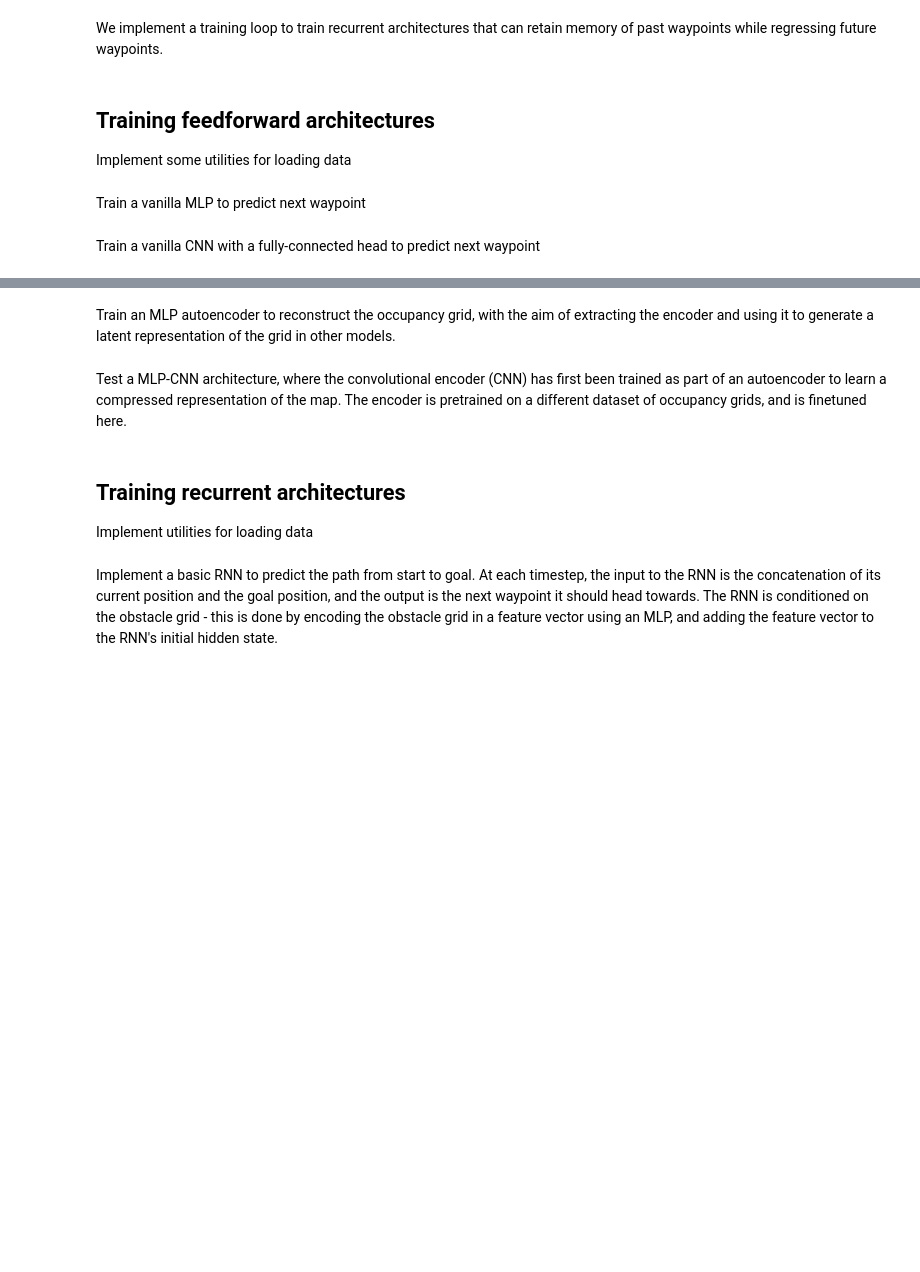
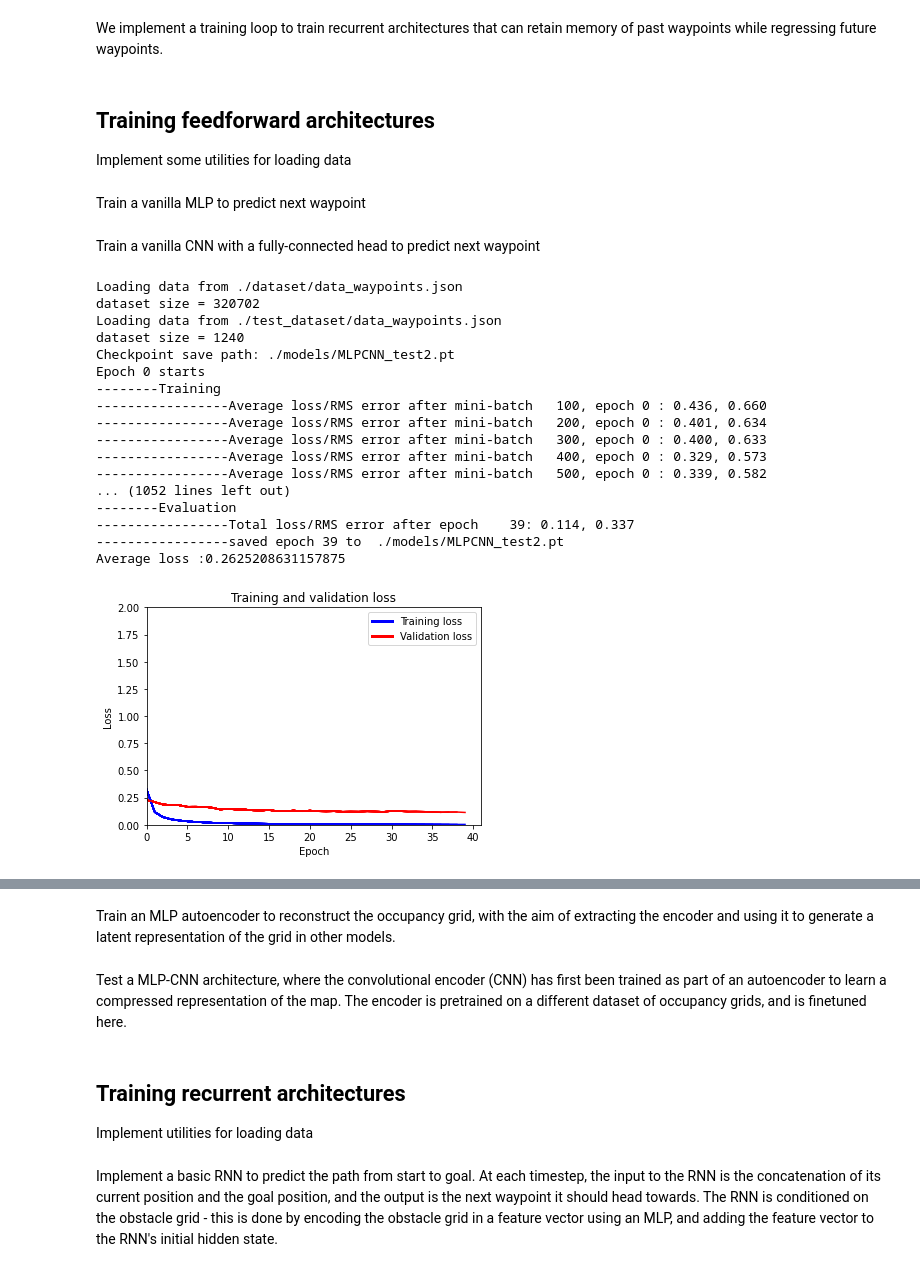
Before and after one commit to lyf44/CS5242-neural-motion-planning, a Jupyter notebook: our-notebook.ipynb, the cells around one changed output, grey strips where cells are left out. Cells and saved outputs as stored; diff of their text form; code cells hidden in the pictures; blank space fills up the shorter version.

```diff
--- a/our-notebook.ipynb
+++ b/our-notebook.ipynb
@@ -1167,7 +1191,7 @@ def train_feedforward(
     train_losses = []
     val_losses = []
 
-    optimizer = torch.optim.Adam(model.parameters(), lr=learning_rate)
+    optimizer = torch.optim.Adam(model.parameters(), lr=learning_rate, weight_decay=0.01)
     torch.autograd.set_detect_anomaly(True)
 
     # Run the training loop
@@ -1200,7 +1224,8 @@ def train_feedforward(
             total_loss += loss.detach().item()
             i += 1
             if i % 100 == 0:
-                average_loss = total_loss / i
+                # average_loss = total_loss / i
+                average_loss = loss.item()
                 rms = np.sqrt(average_loss)
                 print('-----------------Average loss/RMS error after mini-batch %5d, epoch %d : %.3f, %.3f' % (i, epoch, average_loss, rms))
         train_losses.append(total_loss / i)
@@ -1476,22 +1501,43 @@ visualize_model_output(test_raw, model)
 Train a vanilla CNN with a fully-connected head to predict next waypoint
 # %%
 # Parameters specific to this instantiation of the model and its training
-model_string = "MLPCNN_test"
+model_string = "MLPCNN_test2"
 train_frac = 0.9 # Proportion of dataset to use as train set (otherwise will be validation)
-batch_size = 64
+batch_size = 128
 learning_rate = 1e-4
-num_epochs = 1
+num_epochs = 40
 criterion = torch.nn.MSELoss()
 model_cls = MLPCNNModel
 train_loader, eval_loader, test_loader, test_raw = init_feedforward_dataloaders(MLPCNNDataset, train_frac, batch_size)
 
 # Train
 model = model_cls().to(DEVICE)
 train_feedforward(model, train_loader, eval_loader, criterion=criterion, batch_size=batch_size,
                   learning_rate=learning_rate, num_epochs=num_epochs, model_string=model_string)
 
+# model.load_state_dict(torch.load(os.path.join(CURRENT_DIR, "models/MLPCNN_test.pt")))
+
 # Evaluate
 evaluate_test_metrics(test_loader, model, criterion)
+# %% [output]
+Loading data from ./dataset/data_waypoints.json
+dataset size = 320702
+Loading data from ./test_dataset/data_waypoints.json
+dataset size = 1240
+Checkpoint save path: ./models/MLPCNN_test2.pt
+Epoch 0 starts
+--------Training
+-----------------Average loss/RMS error after mini-batch   100, epoch 0 : 0.436, 0.660
+-----------------Average loss/RMS error after mini-batch   200, epoch 0 : 0.401, 0.634
+-----------------Average loss/RMS error after mini-batch   300, epoch 0 : 0.400, 0.633
+-----------------Average loss/RMS error after mini-batch   400, epoch 0 : 0.329, 0.573
+-----------------Average loss/RMS error after mini-batch   500, epoch 0 : 0.339, 0.582
+... (1052 lines left out)
+--------Evaluation
+-----------------Total loss/RMS error after epoch    39: 0.114, 0.337
+-----------------saved epoch 39 to  ./models/MLPCNN_test2.pt
+Average loss :0.2625208631157875
+[figure, added]
 # %%
 # Visualize random prediction on test set
 visualize_model_output(test_raw, model)
```
Also changed, not shown: parts of 14 cells of this notebook, 4 other files.
